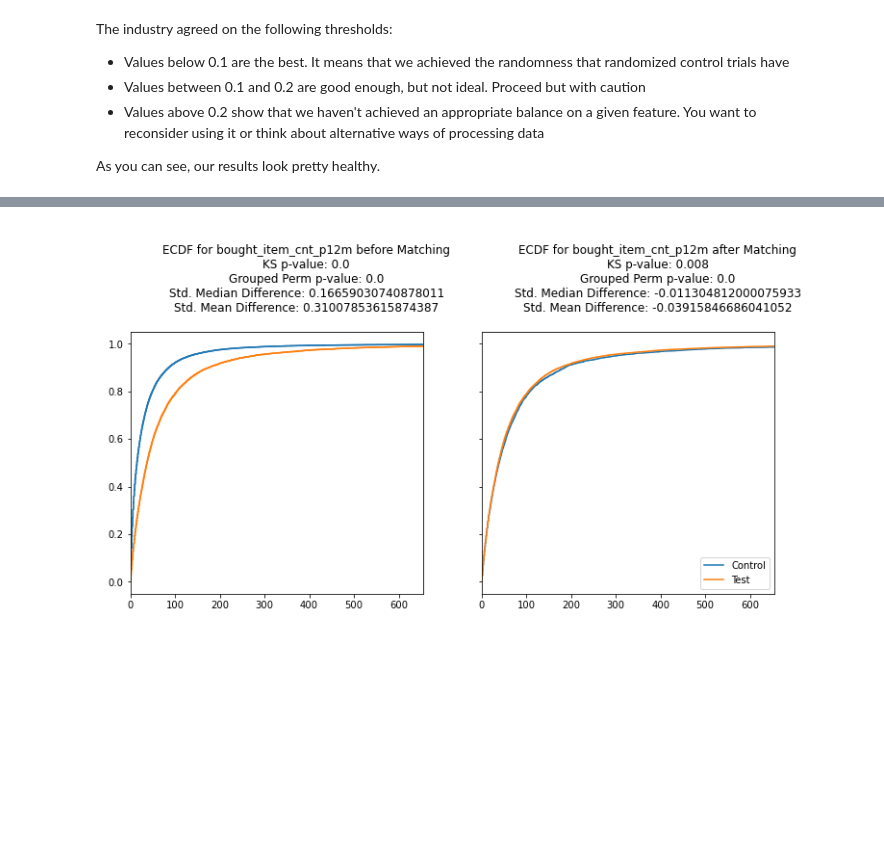
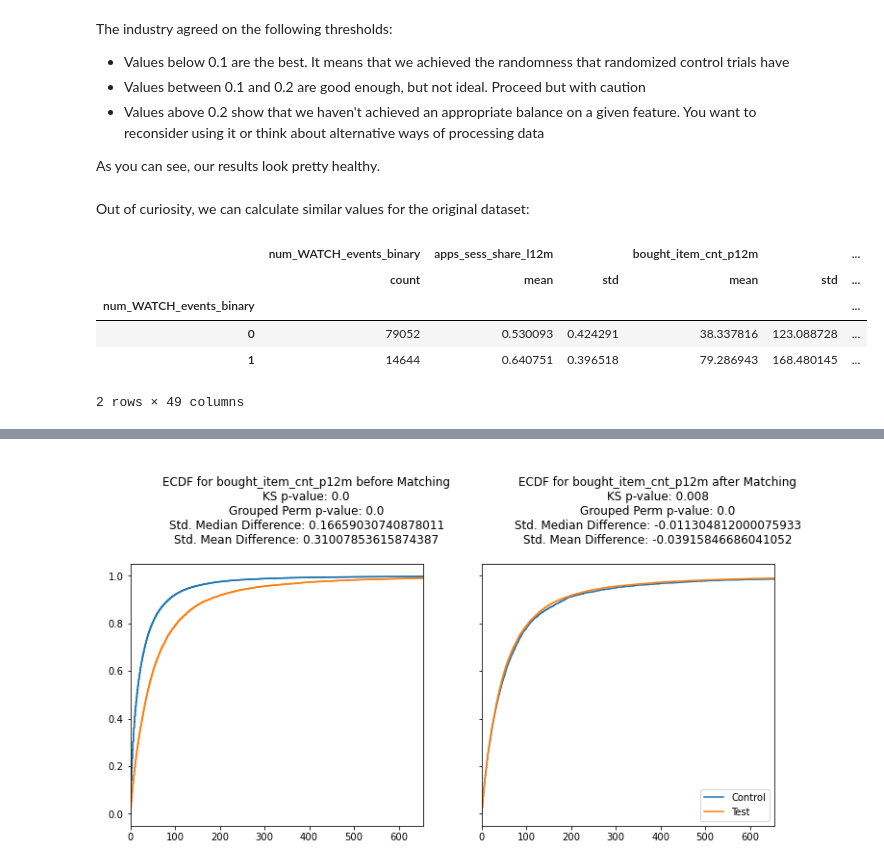
Before and after one commit to nastyh/Matching-in-Python, a Jupyter notebook: Matching in Python.ipynb, the cells around one changed output, grey strips where cells are left out. Saved outputs shown, nothing was run; the diff lists cells and outputs as text; code cells hidden in the pictures; blank space fills up the shorter version.

```diff
--- a/Matching in Python.ipynb
+++ b/Matching in Python.ipynb
@@ -350,3 +350,5 @@ The industry agreed on the following thresholds:
  - Values above 0.2 show that we haven't achieved an appropriate balance on a given feature. You want to reconsider using it or think about alternative ways of processing data
 
 As you can see, our results look pretty healthy.
+# %% [markdown]
+Out of curiosity, we can calculate similar values for the original dataset:
@@ -352,0 +362,9 @@ As you can see, our results look pretty healthy.
+# %%
+t2.head()
+# %% [output]
+|  | num_WATCH_events_binary | apps_sess_share_l12m |  | bought_item_cnt_p12m |  | ... |
+|  | count | mean | std | mean | std | ... |
+| num_WATCH_events_binary |  |  |  |  |  | ... |
+| 0 | 79052 | 0.530093 | 0.424291 | 38.337816 | 123.088728 | ... |
+| 1 | 14644 | 0.640751 | 0.396518 | 79.286943 | 168.480145 | ... |
+2 rows × 49 columns
```
Also changed, not shown: parts of 8 cells of this notebook.
